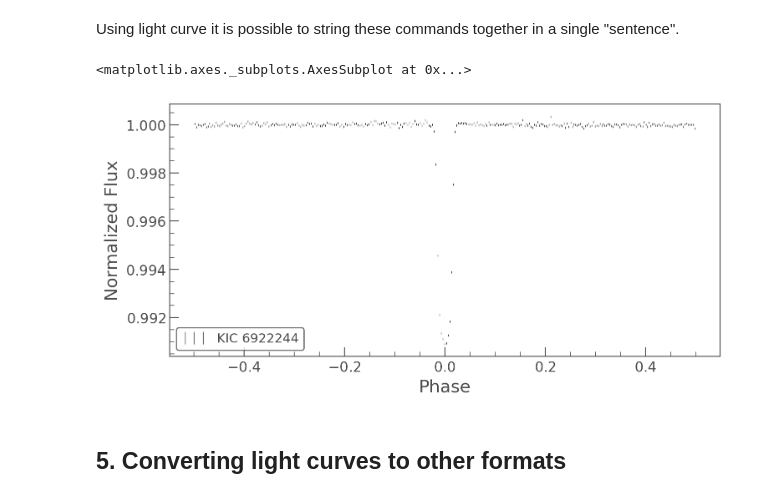
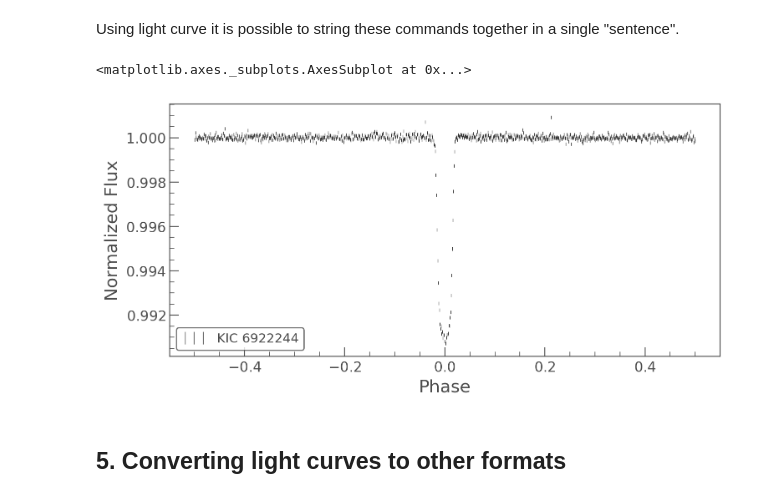
Before and after one commit to christinahedges/KepSciConWorkshop, a Jupyter notebook: Workshop.ipynb, the cells around one changed output. Drawn from its saved outputs; the diff is of its cells as text; code cells hidden in the pictures.

```diff
--- a/Workshop.ipynb
+++ b/Workshop.ipynb
@@ -225,10 +245,10 @@ We see here there is a transit in the center!
 Using light curve it is possible to string these commands together in a single "sentence".
 # %%
 lc = lcf.PDCSAP_FLUX.remove_nans().flatten(window_length=501, break_tolerance=50).remove_outliers(sigma_upper=4, sigma_lower=10)
-lc.fold(period, t0).bin(15).errorbar()
+lc.fold(period, t0).bin(5).errorbar()
 # %% [output]
 <matplotlib.axes._subplots.AxesSubplot at 0x...>
-[figure, old version]
+[figure, new version]
 # %% [markdown]
 ## 5. Converting light curves to other formats
 # %% [markdown]
```
Also changed, not shown: parts of 6 cells of this notebook.
